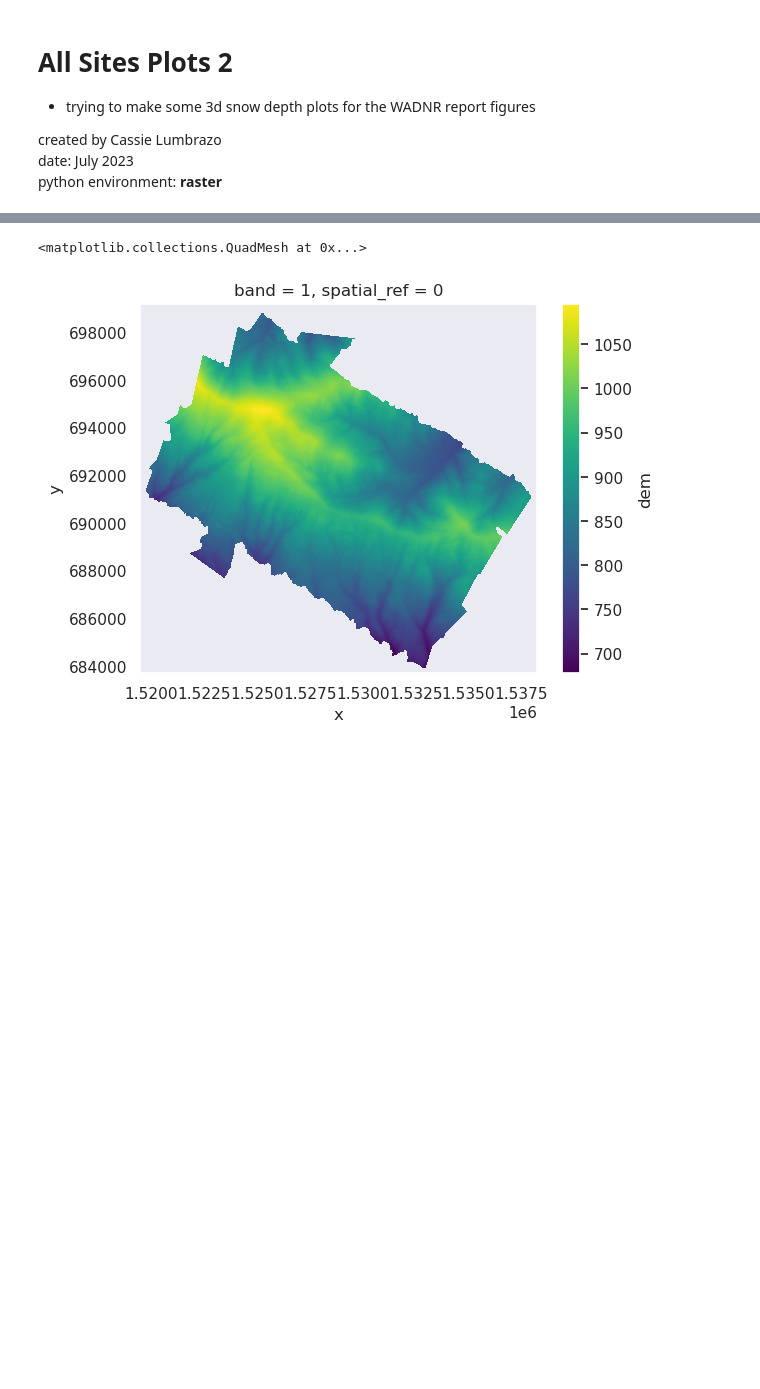
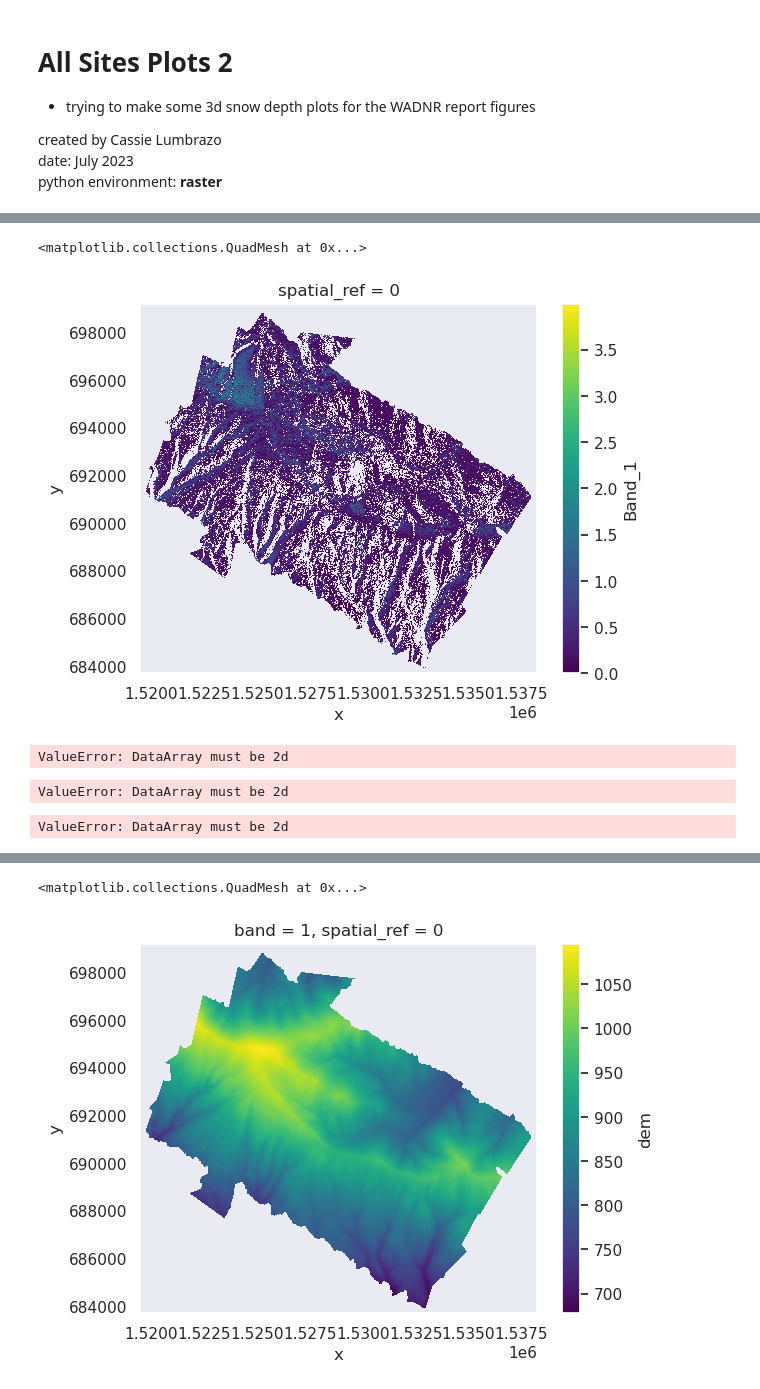
Before and after one commit to cassielumbrazo/NCALM_raster_analysis, a Jupyter notebook: lidar_analysis/AllSites_plots_2.ipynb, the cells around one changed output, grey strips where cells are left out. Saved outputs shown, nothing was run; the diff lists cells and outputs as text; code cells hidden in the pictures; blank space fills up the shorter version.

```diff
--- a/lidar_analysis/AllSites_plots_2.ipynb
+++ b/lidar_analysis/AllSites_plots_2.ipynb
@@ -39,0 +59,3 @@ Z=ds_ce.dem
+# %%
+snow = ds_ce.snowdepth.drop_vars('band')
+snow
@@ -39,0 +76,17 @@ Z=ds_ce.dem
+# %%
+snow.plot()
+# %% [output]
+<matplotlib.collections.QuadMesh at 0x...>
+[figure, added]
+# %%
+snow.plot.surface()
+# %% [output]
+ValueError: DataArray must be 2d
+# %%
+ds_ce.snowdepth.plot.contourf()
+# %% [output]
+ValueError: DataArray must be 2d
+# %%
+ds_ce.snowdepth.T.plot.surface()
+# %% [output]
+ValueError: DataArray must be 2d
```
Also changed, not shown: parts of 22 cells of this notebook, 3 other files.
